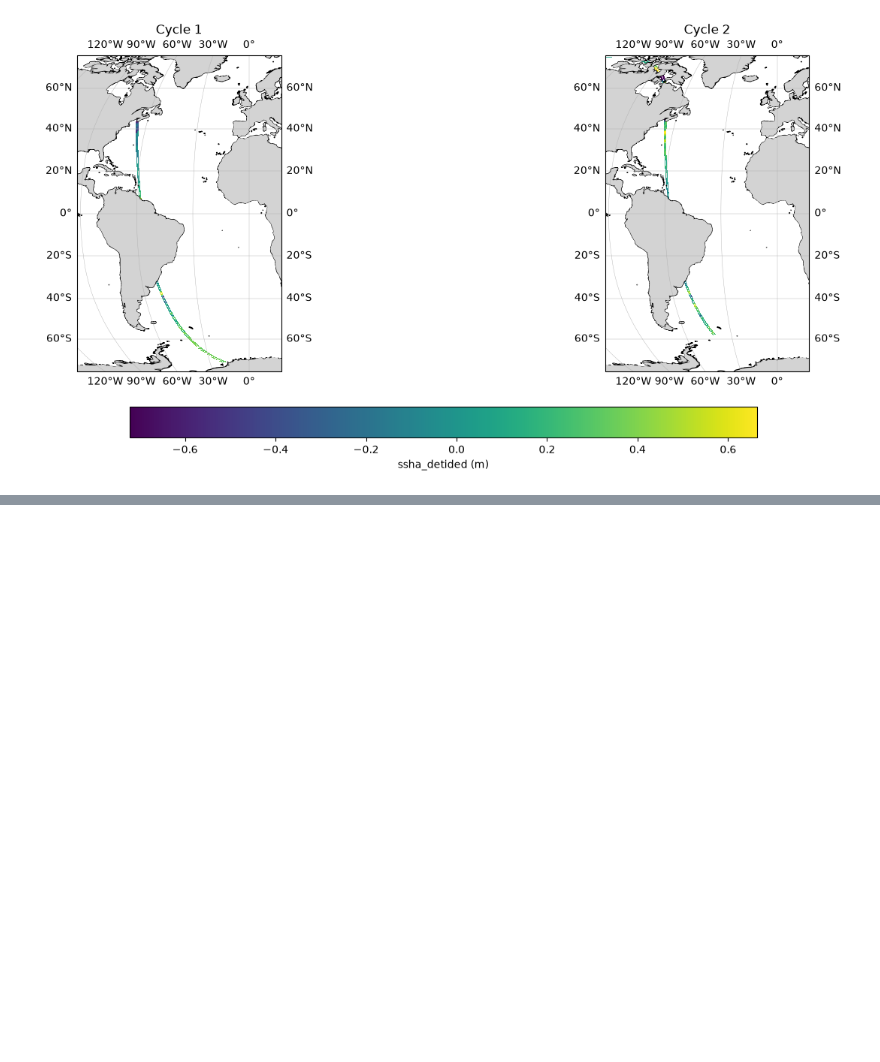
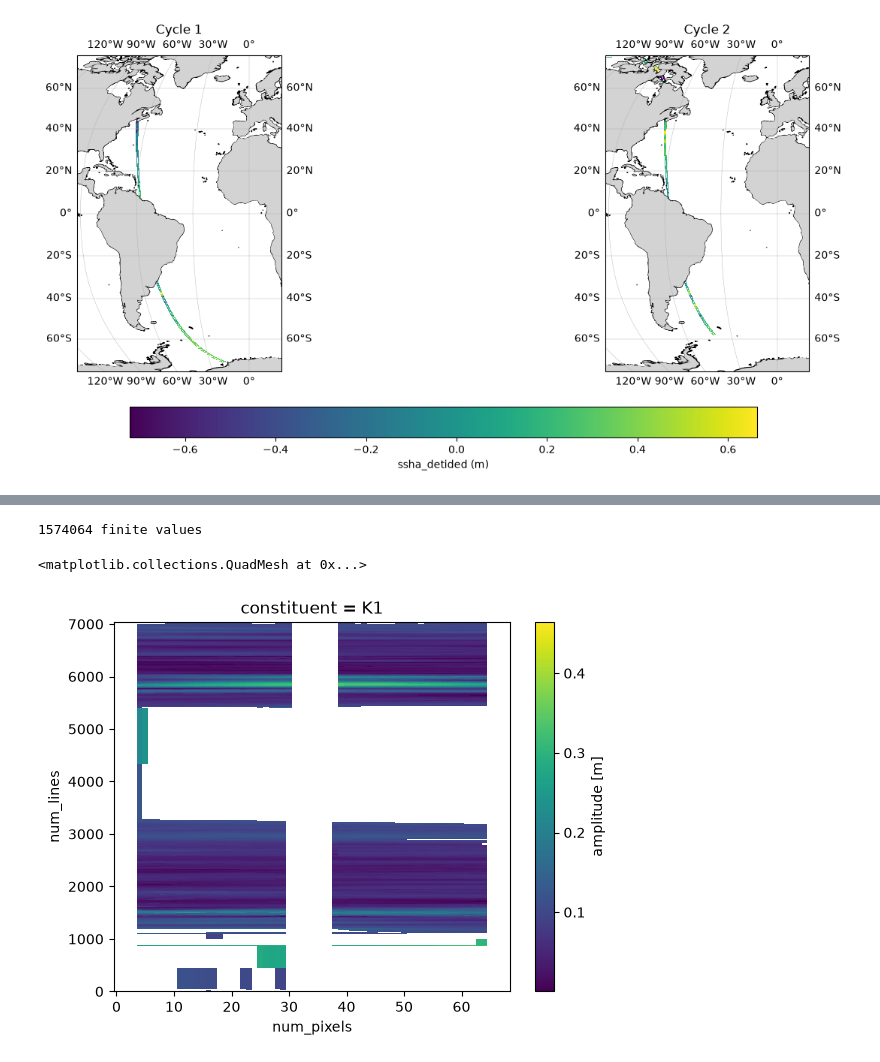
Before and after one commit to zsk4/SWOT_Global_Tides, a Jupyter notebook: SWOT_Tides_Test.ipynb, the cells around one changed output, grey strips where cells are left out. Drawn from its saved outputs; the diff is of its cells as text; code cells hidden in the pictures; blank space fills up the shorter version.

```diff
--- a/SWOT_Tides_Test.ipynb
+++ b/SWOT_Tides_Test.ipynb
@@ -302,0 +272,8 @@ lines with usable points: 3893 range: 1294 8334
+# %%
+tide_fit = xr.open_dataset("swot_tide_fit.nc")
+print(int(np.isfinite(tide_fit["amplitude"]).sum()), "finite values")
+tide_fit["amplitude"].sel(constituent="K1").plot(x="num_pixels", y="num_lines")
+# %% [output]
+1574064 finite values
+<matplotlib.collections.QuadMesh at 0x...>
+[figure, added]
```
Also changed, not shown: parts of 18 cells of this notebook, 2 other files.
